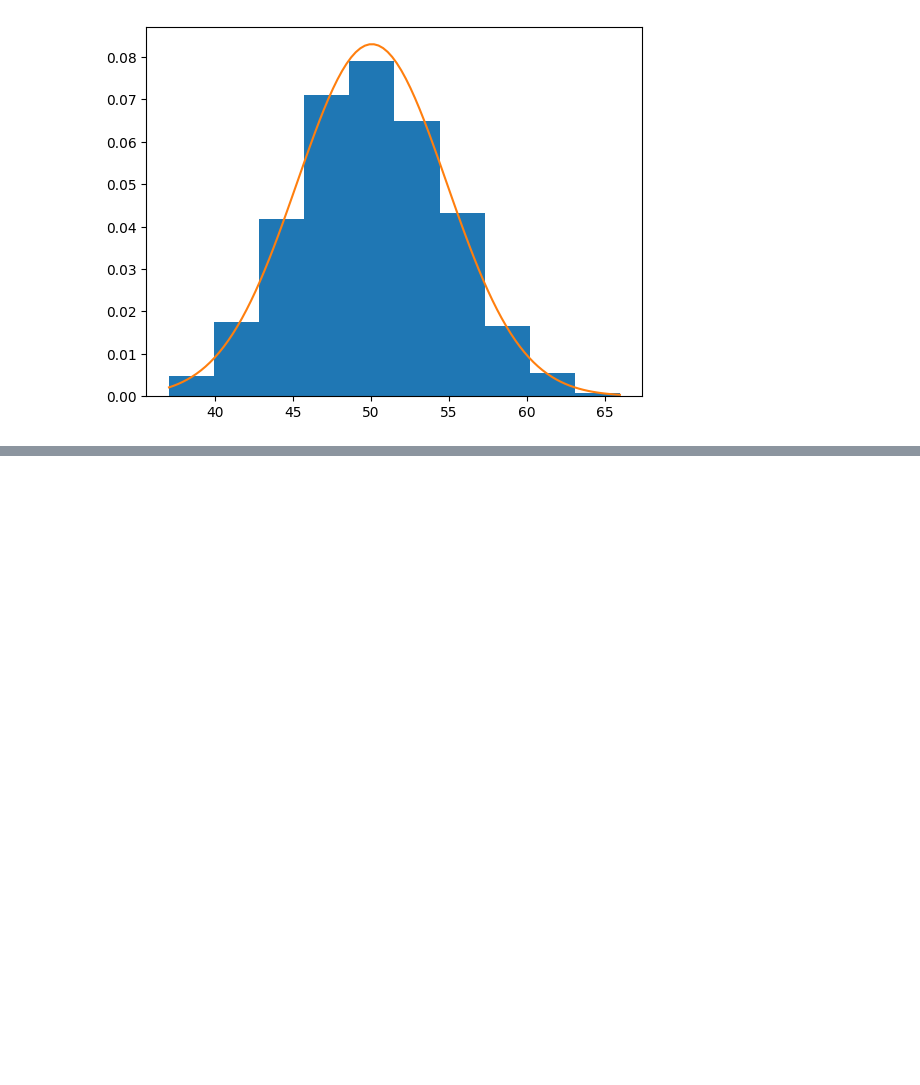
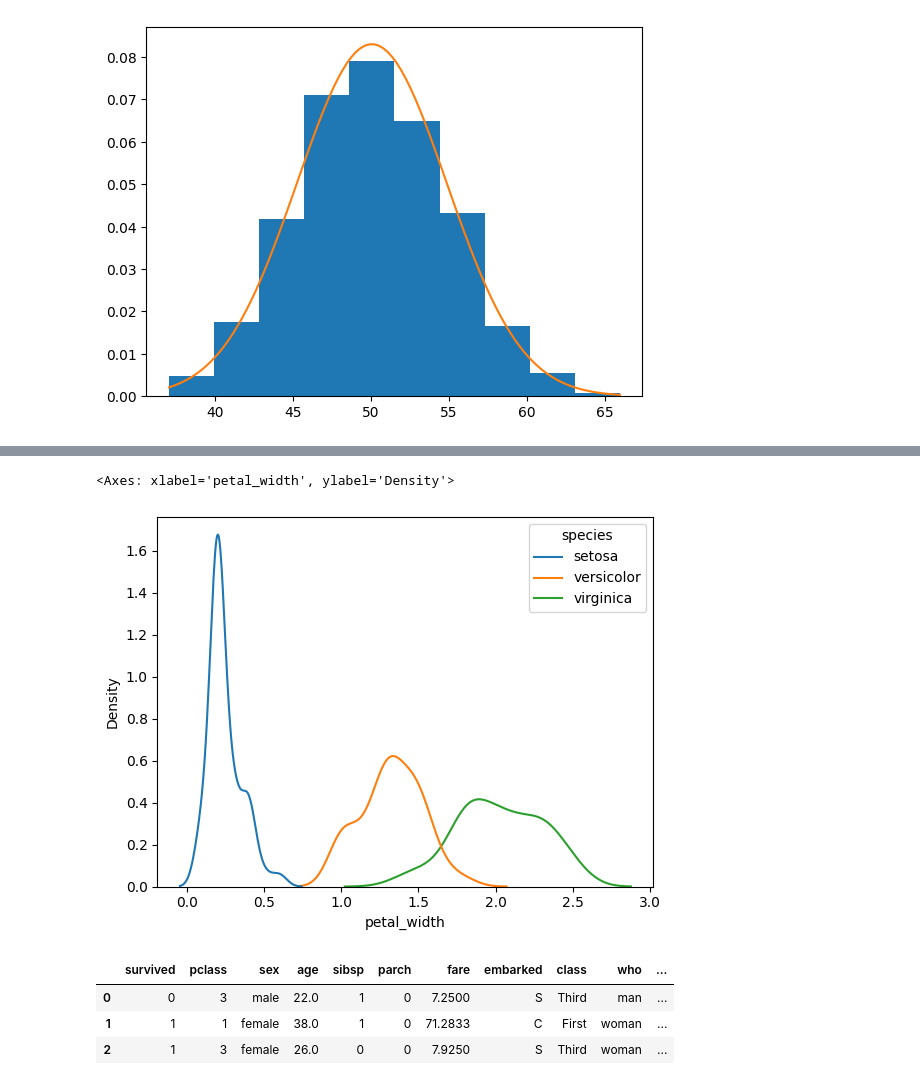
Before and after one commit to priyansh-commits/practice, a Jupyter notebook: stats.ipynb, the cells around one changed output, grey strips where cells are left out. Drawn from its saved outputs; the diff is of its cells as text; code cells hidden in the pictures; blank space fills up the shorter version.

```diff
--- a/stats.ipynb
+++ b/stats.ipynb
@@ -95,0 +113,14 @@ plt.show()
+# %%
+sns.kdeplot(data=df,x='petal_width',hue='species')
+# %% [output]
+<Axes: xlabel='petal_width', ylabel='Density'>
+[figure, added]
+# %%
+titanic=sns.load_dataset('titanic')
+titanic.head(3)
+# sns.kdeplot(data=titanic,x='age',hue='survived')
+# %% [output]
+|  | survived | pclass | sex | age | sibsp | parch | fare | embarked | class | who | ... |
+| 0 | 0 | 3 | male | 22.0 | 1 | 0 | 7.2500 | S | Third | man | ... |
+| 1 | 1 | 1 | female | 38.0 | 1 | 0 | 71.2833 | C | First | woman | ... |
+| 2 | 1 | 3 | female | 26.0 | 0 | 0 | 7.9250 | S | Third | woman | ... |
```
Also changed, not shown: parts of 7 cells of this notebook.
